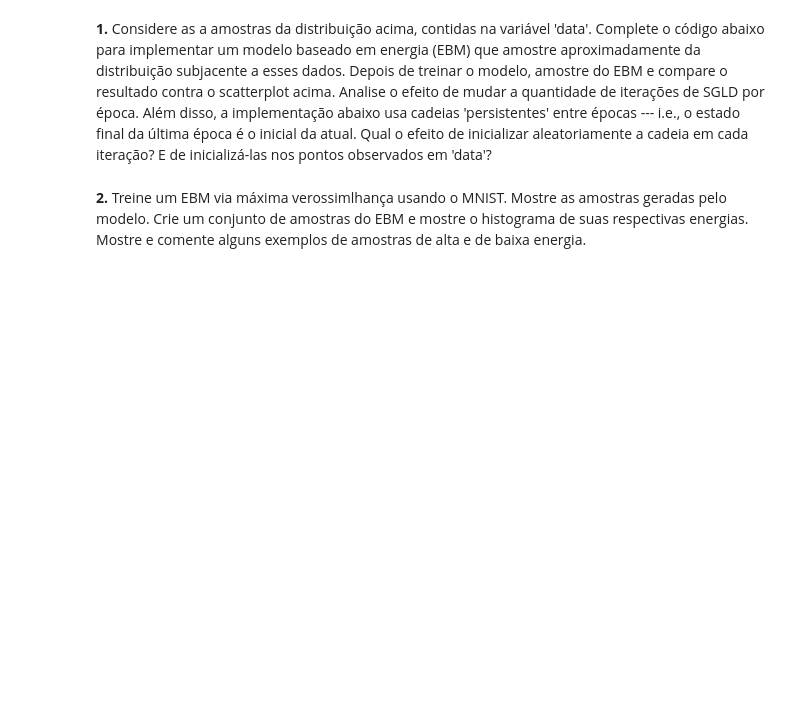
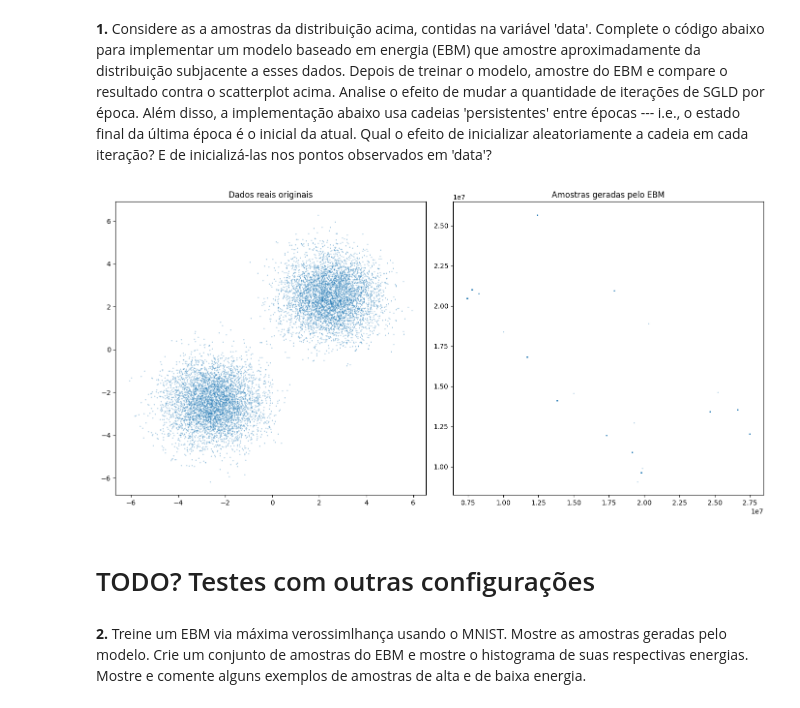
Before and after one commit to PedroPHC25/Machine-Learning, a Jupyter notebook: Ex03.ipynb, the cells around one changed output. Saved outputs shown, nothing was run; the diff lists cells and outputs as text; code cells hidden in the pictures; blank space fills up the shorter version.

```diff
--- a/Ex03.ipynb
+++ b/Ex03.ipynb
@@ -677,0 +713,32 @@ for i in range(max_iter):
+# %%
+# Amostragem final do EBM
+E.load_state_dict(torch.load("energy_model.pth"))
+
+final_samples_x = torch.randn((N, d), device = device) * 5.0
+final_samples_x.requires_grad = True
+final_sampler = torch_sgld.SGLD([final_samples_x], lr = 0.01)
+
+final_chain_length = 5000
+for _ in tqdm.tqdm(range(final_chain_length), desc = "Amostragem final SGLD"):
+    final_sampler.zero_grad()
+    potential = E(final_samples_x)
+    potential.sum().backward()
+    final_sampler.step()
+
+generated_data = final_samples_x.detach().cpu().numpy()
+# %%
+# Plotando os resultados
+plt.figure(figsize = (14, 7))
+
+plt.subplot(1, 2, 1)
+plt.scatter(data.cpu().numpy()[:, 0], data.cpu().numpy()[:, 1], s = 0.2, alpha = 0.6)
+plt.title("Dados reais originais")
+
+plt.subplot(1, 2, 2)
+plt.scatter(generated_data[:, 0], generated_data[:, 1], s = 0.2, alpha = 0.6)
+plt.title("Amostras geradas pelo EBM")
+
+plt.tight_layout()
+plt.show()
+# %% [output]
+[figure, added]
@@ -678,2 +818,4 @@ for i in range(max_iter):
+# %% [markdown]
+# TODO? Testes com outras configurações
 # %% [markdown]
 **2.** Treine um EBM via máxima verossimlhança usando o MNIST. Mostre as amostras geradas pelo modelo. Crie um conjunto de amostras do EBM e mostre o histograma de suas respectivas energias. Mostre e comente alguns exemplos de amostras de alta e de baixa energia.
```
Also changed, not shown: parts of 12 cells of this notebook, 5 other files.
